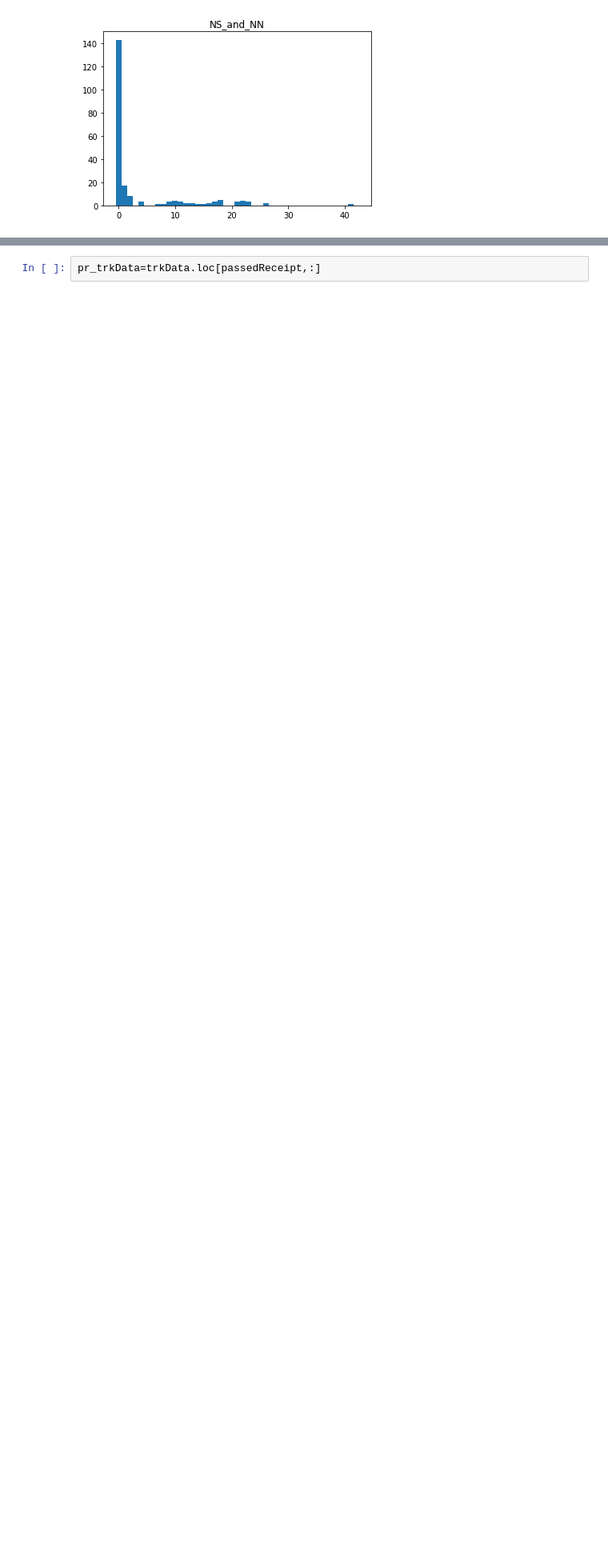
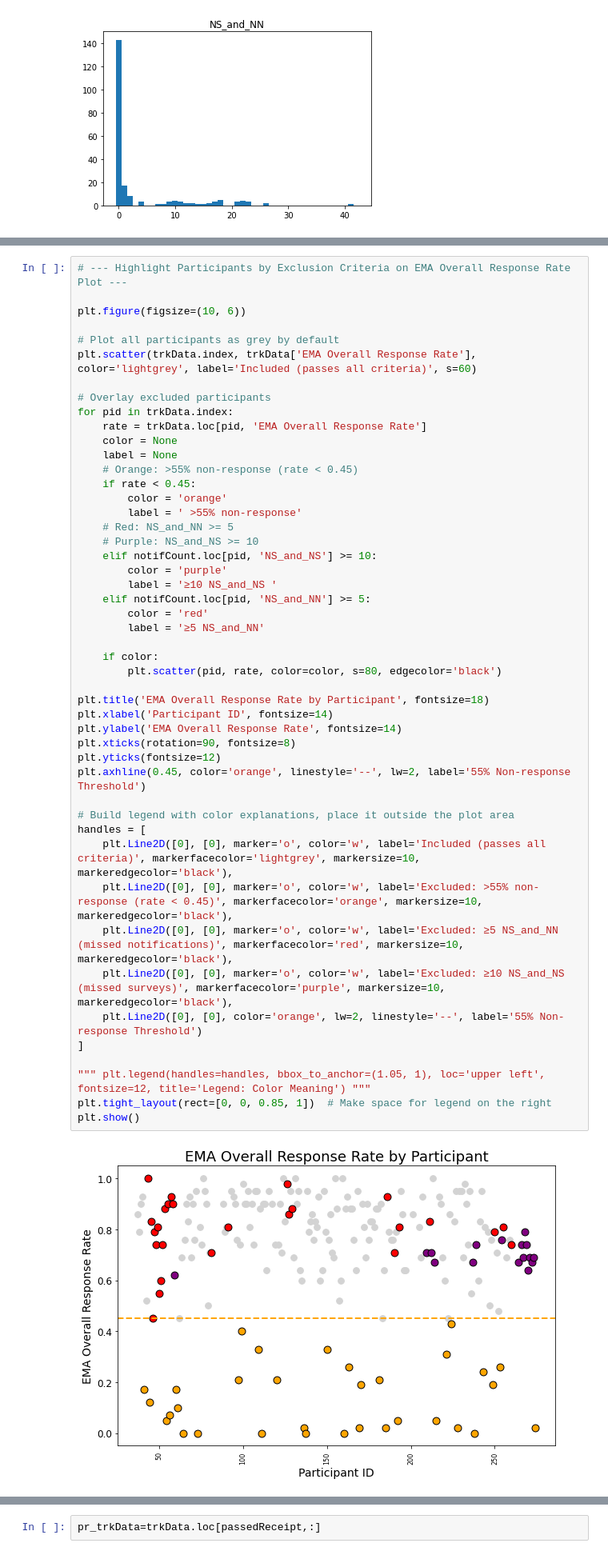
Before and after one commit to thandre6000/MindWanderAnalysis, a Jupyter notebook: notebooks/Preprocess.ipynb, the cells around one changed output, grey strips where cells are left out. Shown at 80% size. Drawn from its saved outputs; the diff is of its cells as text; blank space fills up the shorter version.

```diff
--- a/notebooks/Preprocess.ipynb
+++ b/notebooks/Preprocess.ipynb
@@ -83,0 +94,50 @@ passedReceipt=notifCount[(notifCount['NS_and_NN']<5) & (notifCount['NS_and_NS']<
+# %%
+# --- Highlight Participants by Exclusion Criteria on EMA Overall Response Rate Plot ---
+
+plt.figure(figsize=(10, 6))
+
+# Plot all participants as grey by default
+plt.scatter(trkData.index, trkData['EMA Overall Response Rate'], color='lightgrey', label='Included (passes all criteria)', s=60)
+
+# Overlay excluded participants
+for pid in trkData.index:
+    rate = trkData.loc[pid, 'EMA Overall Response Rate']
+    color = None
+    label = None
+    # Orange: >55% non-response (rate < 0.45)
+    if rate < 0.45:
+        color = 'orange'
+        label = ' >55% non-response'
+    # Red: NS_and_NN >= 5
+    # Purple: NS_and_NS >= 10
+    elif notifCount.loc[pid, 'NS_and_NS'] >= 10:
+        color = 'purple'
+        label = '≥10 NS_and_NS '
+    elif notifCount.loc[pid, 'NS_and_NN'] >= 5:
+        color = 'red'
+        label = '≥5 NS_and_NN'
+
+    if color:
+        plt.scatter(pid, rate, color=color, s=80, edgecolor='black')
+
+plt.title('EMA Overall Response Rate by Participant', fontsize=18)
+plt.xlabel('Participant ID', fontsize=14)
+plt.ylabel('EMA Overall Response Rate', fontsize=14)
+plt.xticks(rotation=90, fontsize=8)
+plt.yticks(fontsize=12)
+plt.axhline(0.45, color='orange', linestyle='--', lw=2, label='55% Non-response Threshold')
+
+# Build legend with color explanations, place it outside the plot area
+handles = [
+    plt.Line2D([0], [0], marker='o', color='w', label='Included (passes all criteria)', markerfacecolor='lightgrey', markersize=10, markeredgecolor='black'),
+    plt.Line2D([0], [0], marker='o', color='w', label='Excluded: >55% non-response (rate < 0.45)', markerfacecolor='orange', markersize=10, markeredgecolor='black'),
+    plt.Line2D([0], [0], marker='o', color='w', label='Excluded: ≥5 NS_and_NN (missed notifications)', markerfacecolor='red', markersize=10, markeredgecolor='black'),
+    plt.Line2D([0], [0], marker='o', color='w', label='Excluded: ≥10 NS_and_NS (missed surveys)', markerfacecolor='purple', markersize=10, markeredgecolor='black'),
+    plt.Line2D([0], [0], color='orange', lw=2, linestyle='--', label='55% Non-response Threshold')
+]
+
+""" plt.legend(handles=handles, bbox_to_anchor=(1.05, 1), loc='upper left', fontsize=12, title='Legend: Color Meaning') """
+plt.tight_layout(rect=[0, 0, 0.85, 1])  # Make space for legend on the right
+plt.show()
+# %% [output]
+[figure, added]
```
Also changed, not shown: parts of 11 cells of this notebook, 4 other files.
